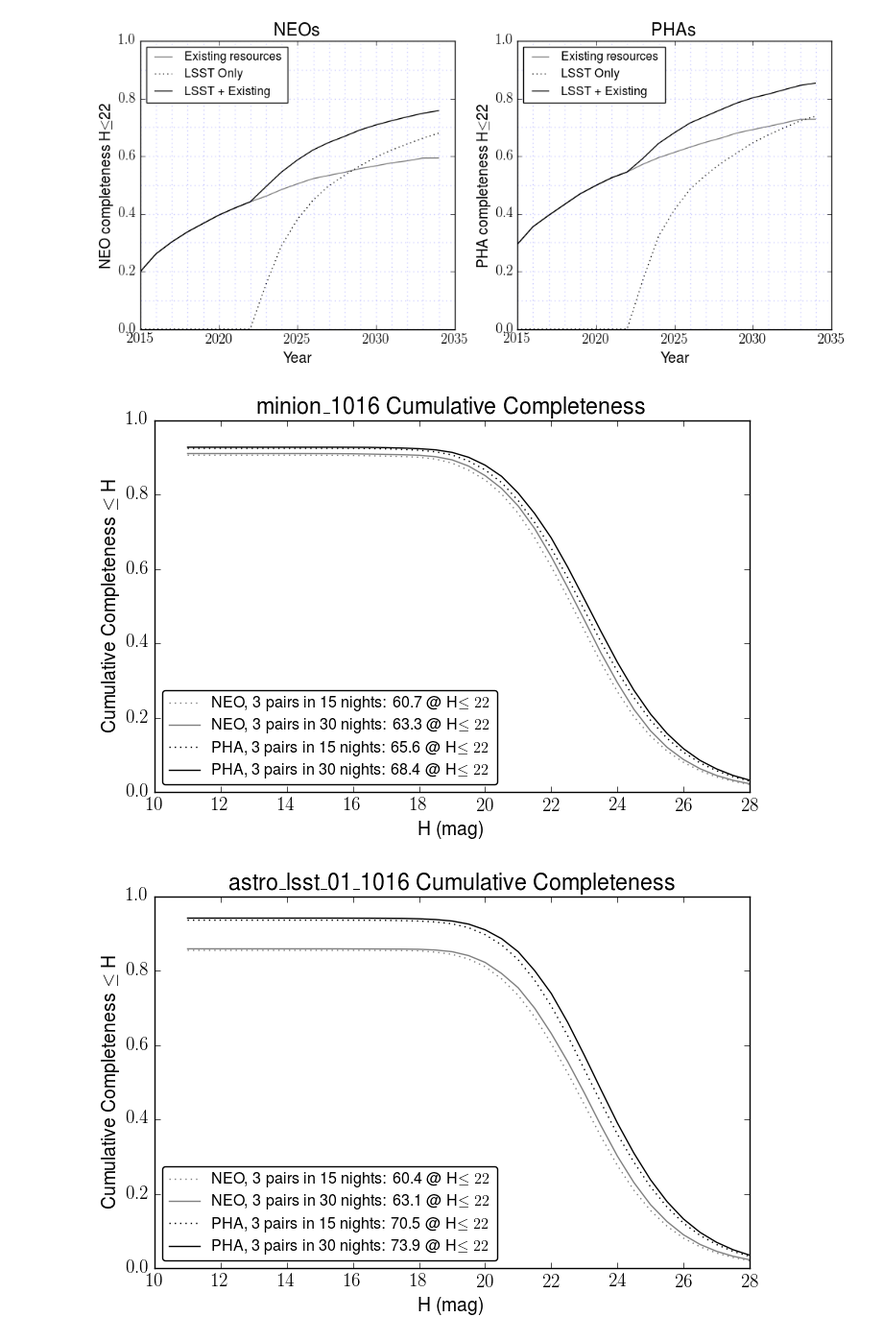
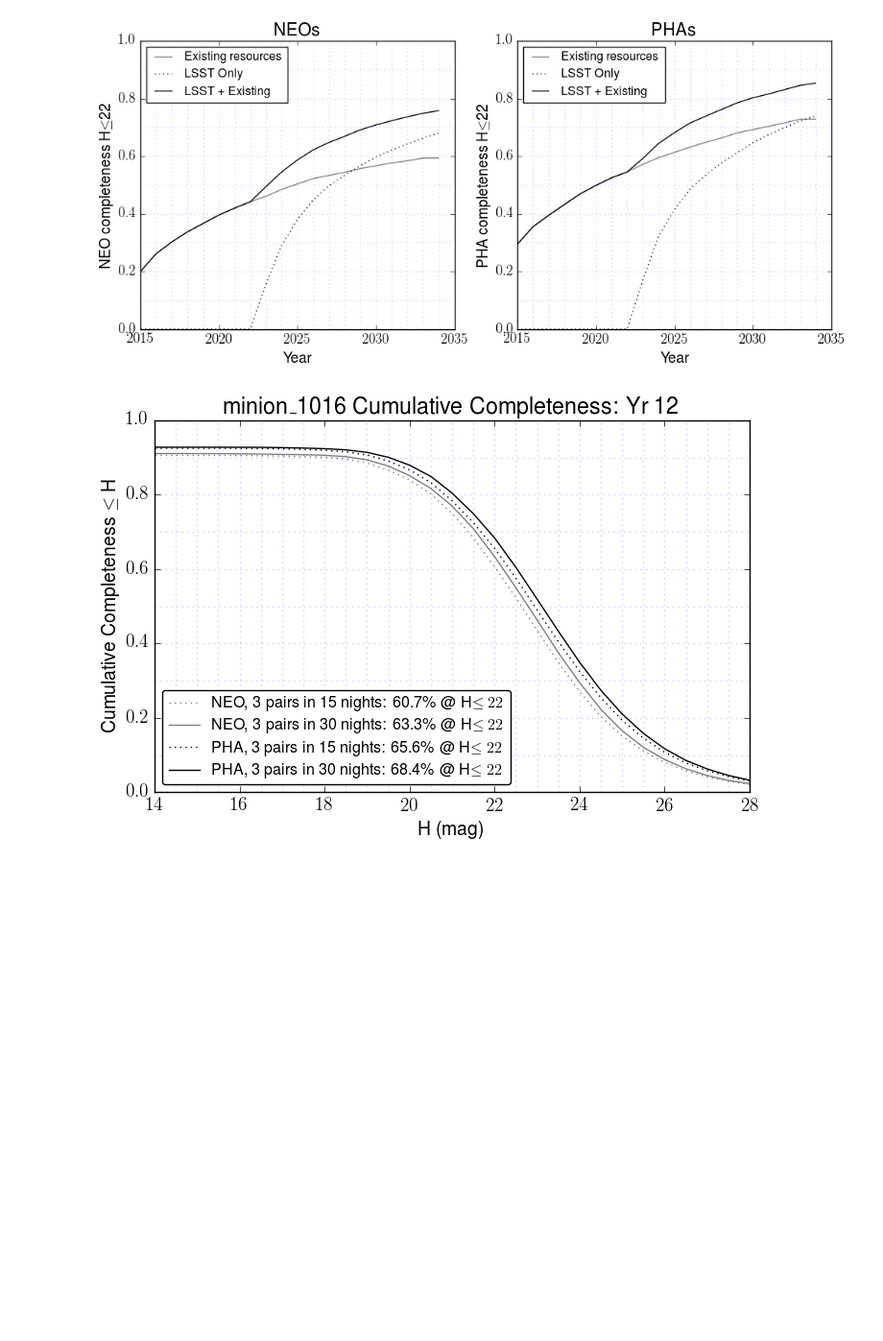
Before and after one commit to lsst-pst/neo_capabilities, a Jupyter notebook: Bright Objects Discovery Boost.ipynb, the cells around one changed output. Shown at 96% size. Cells and saved outputs as stored; diff of their text form; code cells hidden in the pictures; blank space fills up the shorter version.

Commit message:
Tweaking NEO/PHA plot

```diff
--- a/Bright Objects Discovery Boost.ipynb
+++ b/Bright Objects Discovery Boost.ipynb
@@ -474,27 +474,31 @@ for opsim in opsims:
             completeness[opsim][t][w].fileRoot = froot
             moO.readMetricValues(completeness[opsim][t][w], dataDir[opsim][t])
 # %%
-for opsim in opsims:
+for opsim in ['minion_1016']:
     plt.figure(figsize=(8, 5))
     for t in ['neo', 'pha']:
         if t == 'neo':
             color = 'gray'
         else:
             color = 'black'
         for w in [15, 30]:
             if w == 15:
                 linestyle = ':'
             else:
                 linestyle = '-'
             Hidx = np.where(Hrange == 22)[0][0]
             cval = completeness[opsim][t][w].metricValues[0][Hidx]*100.
             plt.plot(Hrange, completeness[opsim][t][w].metricValues[0], color=color, linestyle=linestyle,
-                    label='%s, 3 pairs in %d nights: %.1f @ H$\le22$' % (t.upper(), w, cval))
-            plt.legend(loc='lower left', fontsize='smaller', fancybox=True, numpoints=1)
-            plt.xlabel('H (mag)')
-            plt.ylabel('Cumulative Completeness $\le$ H')
-            plt.title('%s Cumulative Completeness' % opsim.replace('_', '\_'))
-            plt.savefig('%s_CumulativeCompleteness_NEO_and_PHA_Cumulative_Completeness.pdf' %opsim, format='pdf')
+                    label='%s, 3 pairs in %d nights: %.1f%s @ H$\le22$' % (t.upper(), w, cval, '\%'))
+    plt.legend(loc='lower left', fontsize='smaller', fancybox=True, numpoints=1)
+    plt.xlim(14, 28)
+    plt.xlabel('H (mag)')
+    plt.ylabel('Cumulative Completeness $\le$ H')
+    plt.title('%s Cumulative Completeness: Yr %d' % (opsim.replace('_', '\_'), maxYr))
+    for i in (np.arange(0, 1.1, 0.1)):
+        plt.axhline(i, alpha=0.2, linestyle=':')
+    for i in Hrange:
+        plt.axvline(i, alpha=0.2, linestyle=':')
+    plt.savefig('%s_CumulativeCompleteness_NEO_and_PHA_Cumulative_Completeness.pdf' %opsim, format='pdf')
 # %% [output]
-[figure, old version]
+[figure, new version]
-[figure, removed]
```
Also changed, not shown: 2 other files.
